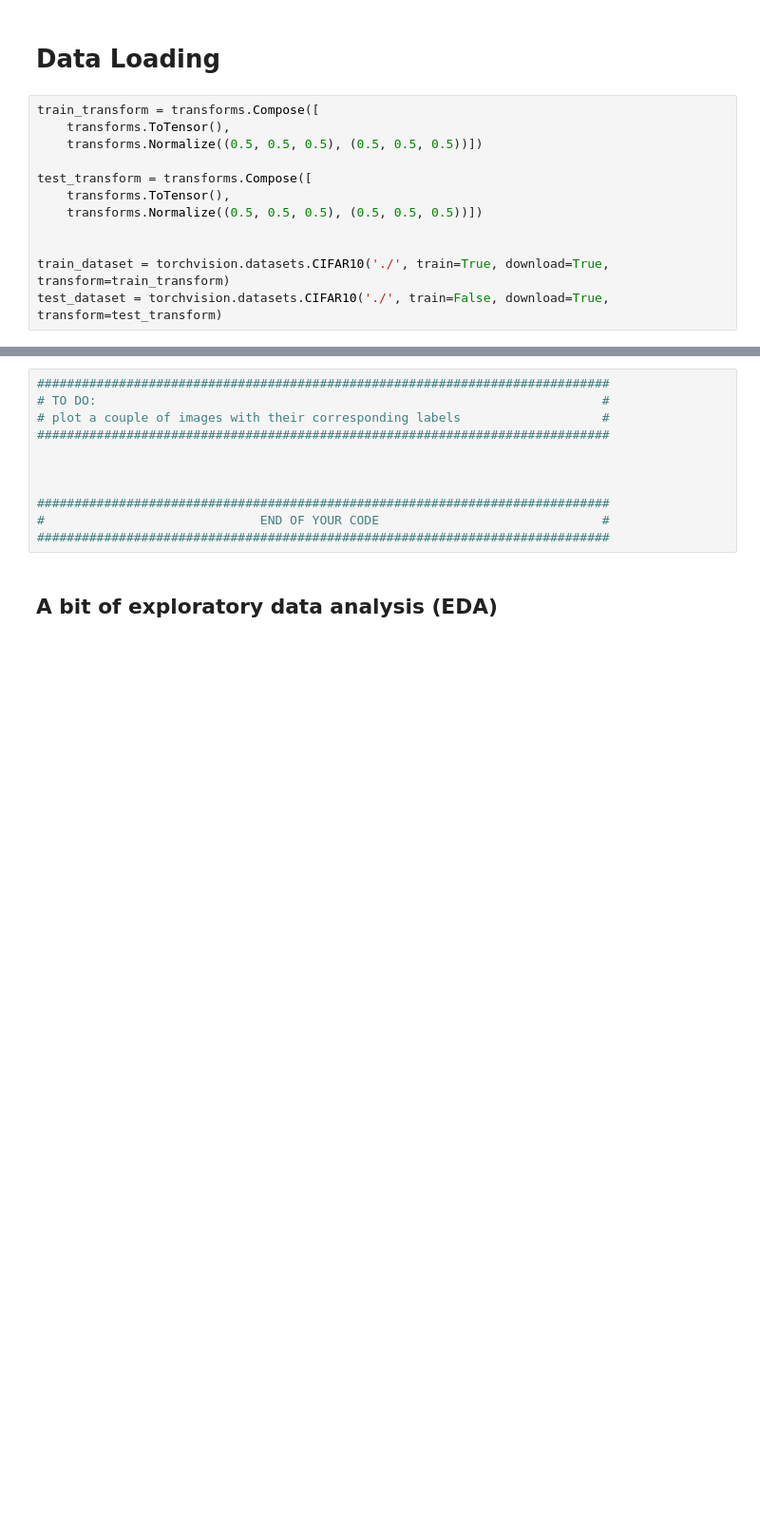
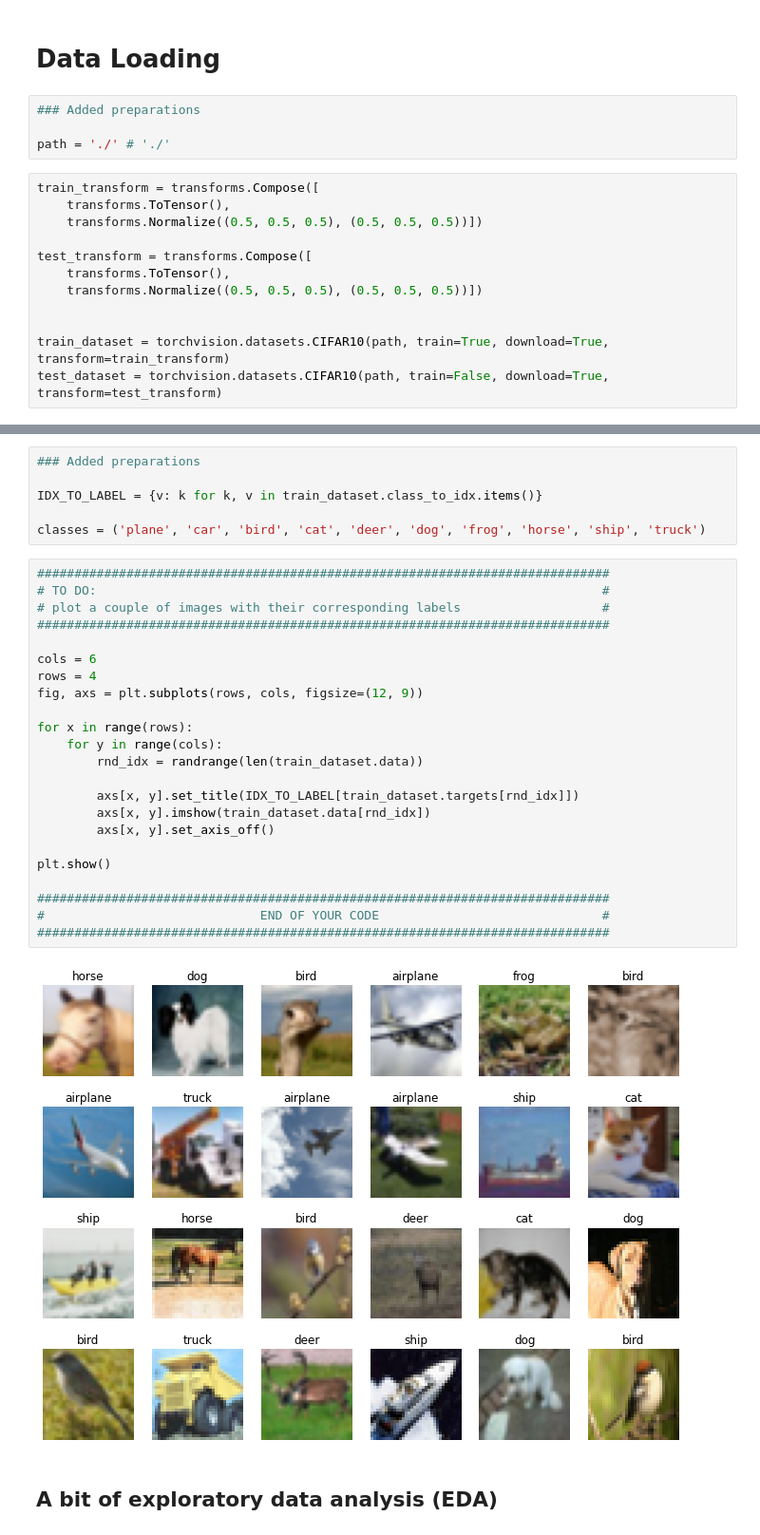
Before and after one commit to RoyR-IDC/DeepLearningAndImageUnderstanding, a Jupyter notebook: HW5/HW5_201312907.ipynb, the cells around one changed output, grey strips where cells are left out. Shown: that part at 95% size. Saved outputs shown, nothing was run; the diff lists cells and outputs as text; blank space fills up the shorter version.

Commit message:
HW5 updated after data section

```diff
--- a/HW5/HW5_201312907.ipynb
+++ b/HW5/HW5_201312907.ipynb
@@ -22,5 +28,9 @@ from torchvision.models.vision_transformer import Encoder
 # %% [markdown]
 # Data Loading
+# %%
+### Added preparations
+
+path = './' # './'
 # %%
 train_transform = transforms.Compose([
     transforms.ToTensor(),
@@ -31,5 +41,5 @@ test_transform = transforms.Compose([
     transforms.Normalize((0.5, 0.5, 0.5), (0.5, 0.5, 0.5))])
 
 
-train_dataset = torchvision.datasets.CIFAR10('./', train=True, download=True, transform=train_transform)
-test_dataset = torchvision.datasets.CIFAR10('./', train=False, download=True, transform=test_transform)
+train_dataset = torchvision.datasets.CIFAR10(path, train=True, download=True, transform=train_transform)
+test_dataset = torchvision.datasets.CIFAR10(path, train=False, download=True, transform=test_transform)
@@ -36,14 +49,34 @@ test_dataset = torchvision.datasets.CIFAR10('./', train=False, download=True, tr
+# %%
+### Added preparations
+
+IDX_TO_LABEL = {v: k for k, v in train_dataset.class_to_idx.items()}
+
+classes = ('plane', 'car', 'bird', 'cat', 'deer', 'dog', 'frog', 'horse', 'ship', 'truck')
 # %%
 #############################################################################
 # TO DO:                                                                    #
 # plot a couple of images with their corresponding labels                   #
 #############################################################################
 
+cols = 6
+rows = 4
+fig, axs = plt.subplots(rows, cols, figsize=(12, 9))
 
+for x in range(rows):
+    for y in range(cols):
+        rnd_idx = randrange(len(train_dataset.data))
+
+        axs[x, y].set_title(IDX_TO_LABEL[train_dataset.targets[rnd_idx]])
+        axs[x, y].imshow(train_dataset.data[rnd_idx])
+        axs[x, y].set_axis_off()
+
+plt.show()
 
 #############################################################################
 #                             END OF YOUR CODE                              #
 #############################################################################
+# %% [output]
+[figure, added]
 # %% [markdown]
 ## A bit of exploratory data analysis (EDA)
 # %%
```
Also changed, not shown: parts of 4 cells of this notebook.
